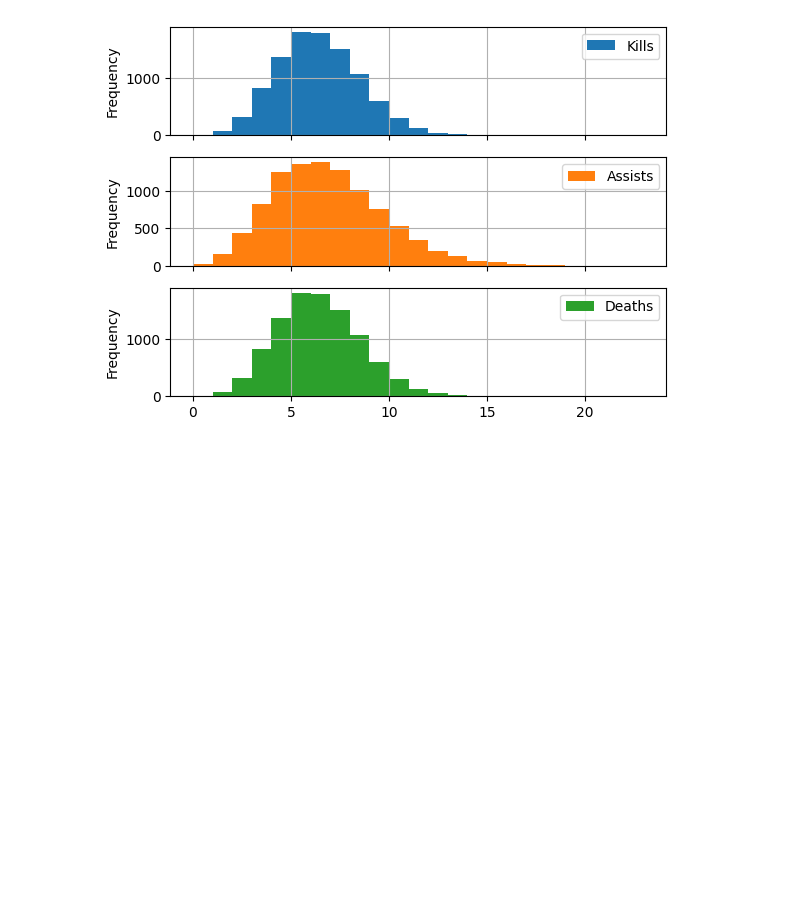
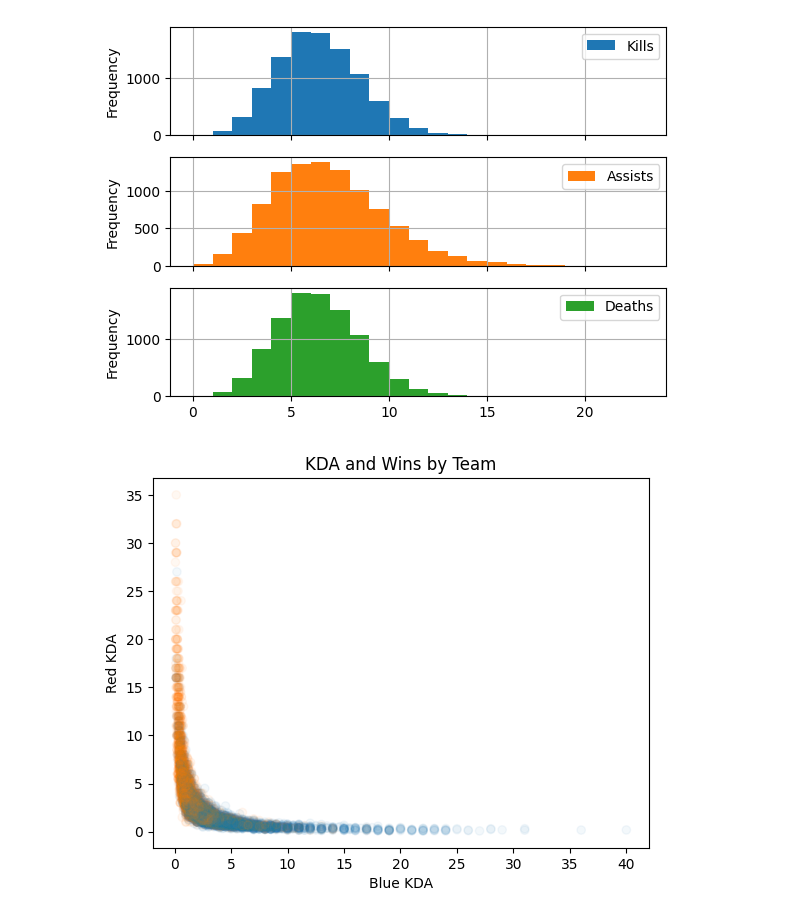
Before and after one commit to JanoKasu/Jupyter-Practice, a Jupyter notebook: main.ipynb, the cells around one changed output. Drawn from its saved outputs; the diff is of its cells as text; code cells hidden in the pictures; blank space fills up the shorter version.

```diff
--- a/main.ipynb
+++ b/main.ipynb
@@ -326,6 +326,22 @@ graph.plot(kind='hist', grid=True, subplots=True, bins=23)
 array([<Axes: ylabel='Frequency'>, <Axes: ylabel='Frequency'>,
        <Axes: ylabel='Frequency'>], dtype=object)
 [figure]
+# %%
+blueKDA = (df['blueKills'] + df['blueAssists']) / df['blueDeaths']
+redKDA = (df['redKills'] + df['redAssists']) / df['redDeaths']
+
+my_colors = []
+for row in df['blueWins']:
+	my_colors.append('C0' if row==True else 'C1')
+
+plt.scatter(blueKDA, redKDA, c=my_colors, alpha=0.05)
+plt.xlabel('Blue KDA')
+plt.ylabel('Red KDA')
+plt.title('KDA and Wins by Team')
+
+plt.show()
+# %% [output]
+[figure, added]
 # %%
 # Graph of experience, gold, creep score, vision score, and elite monsters
 graph = pd.Series({'First Blood' : firstBloodWinrate,
```
Also changed, not shown: parts of 1 cell of this notebook.
